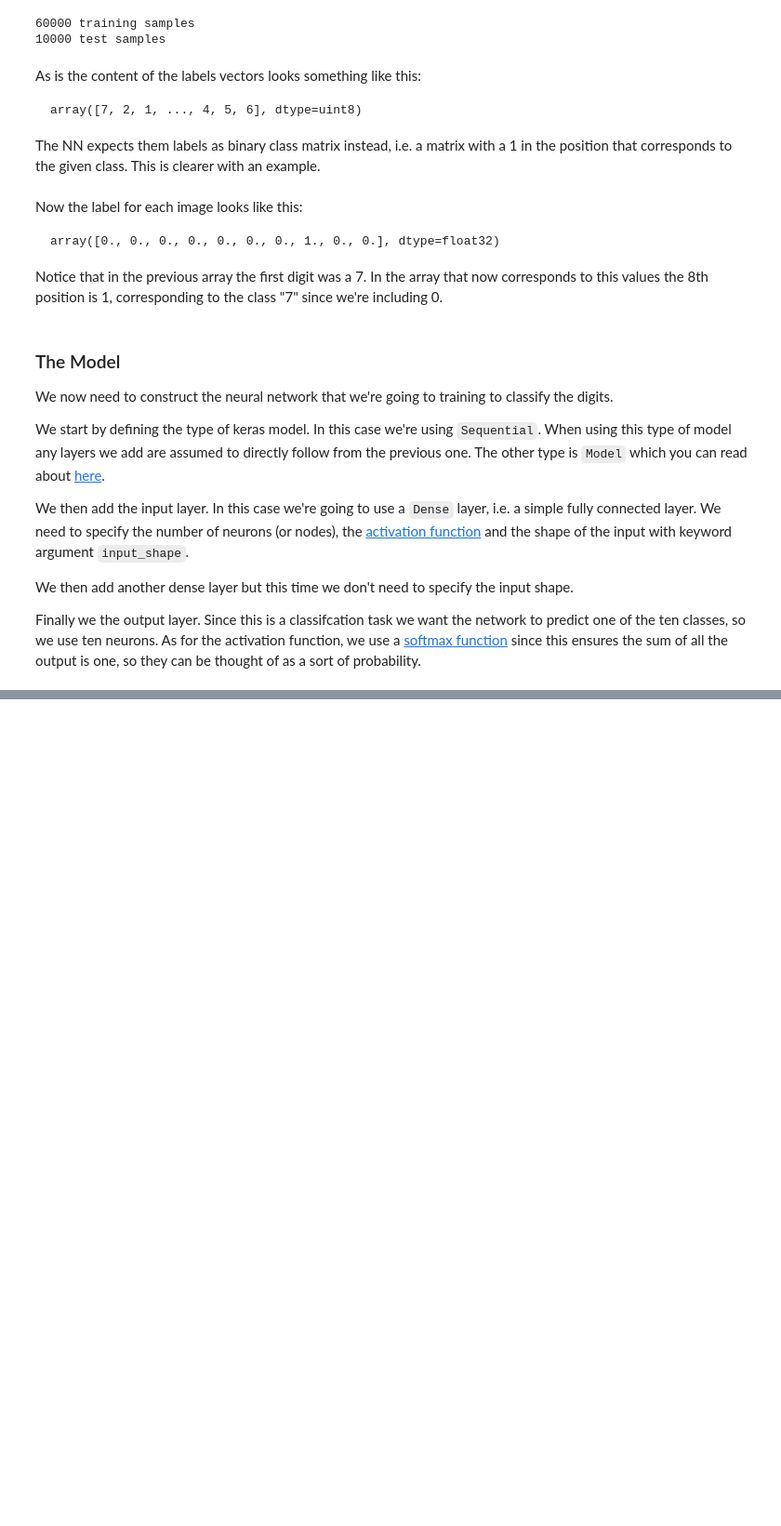
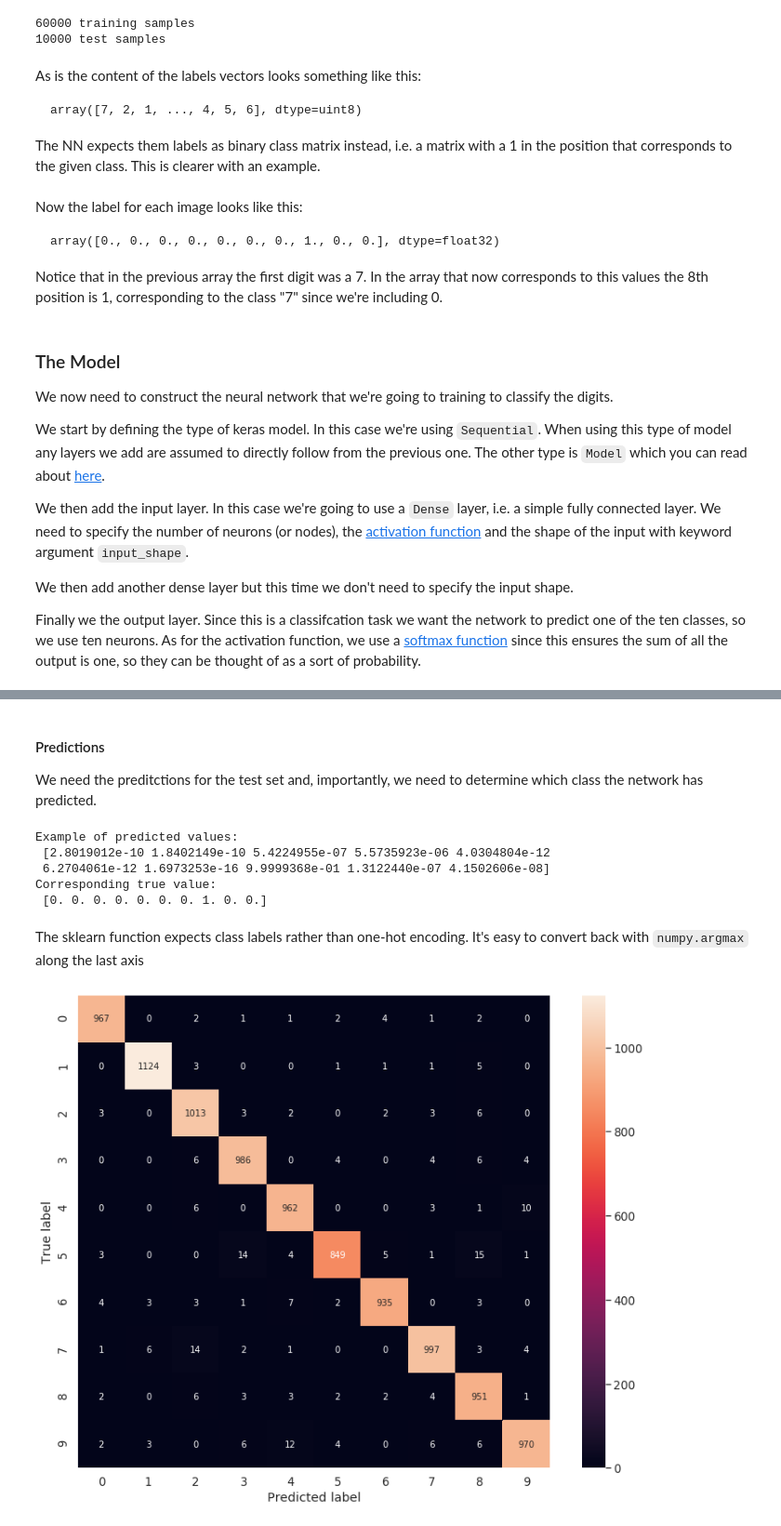
Before and after one commit to mj-will/intro2ml, a Jupyter notebook: notebooks/classification-MLP.ipynb, the cells around one changed output, grey strips where cells are left out. Shown at 93% size. Saved outputs shown, nothing was run; the diff lists cells and outputs as text; code cells hidden in the pictures; blank space fills up the shorter version.

```diff
--- a/notebooks/classification-MLP.ipynb
+++ b/notebooks/classification-MLP.ipynb
@@ -182,0 +235,28 @@ Test accuracy: 0.9829
+# %% [markdown]
+#### Predictions
+We need the preditctions for the test set and, importantly, we need to determine which class the network has predicted.
+# %%
+y_pred = model.predict(x_test)
+print(f'Example of predicted values: \n {y_pred[0]}')
+print(f'Corresponding true value: \n {y_test[0]}')
+# %% [output]
+Example of predicted values:
+ [2.8019012e-10 1.8402149e-10 5.4224955e-07 5.5735923e-06 4.0304804e-12
+ 6.2704061e-12 1.6973253e-16 9.9999368e-01 1.3122440e-07 4.1502606e-08]
+Corresponding true value:
+ [0. 0. 0. 0. 0. 0. 0. 1. 0. 0.]
+# %% [markdown]
+The sklearn function expects class labels rather than one-hot encoding. It's easy to convert back with `numpy.argmax` along the last axis
+# %%
+pred_class = np.argmax(y_pred, axis=1)
+true_class = np.argmax(y_test, axis=1)
+# %%
+cm = confusion_matrix(true_class, pred_class)
+# %%
+fig = plt.figure(figsize=(13, 10))
+sns.heatmap(cm, annot=True, square=True, fmt='g')
+plt.xlabel("Predicted label")
+plt.ylabel("True label")
+plt.show()
+# %% [output]
+[figure, added]
```
Also changed, not shown: parts of 17 cells of this notebook, 1 other file.
